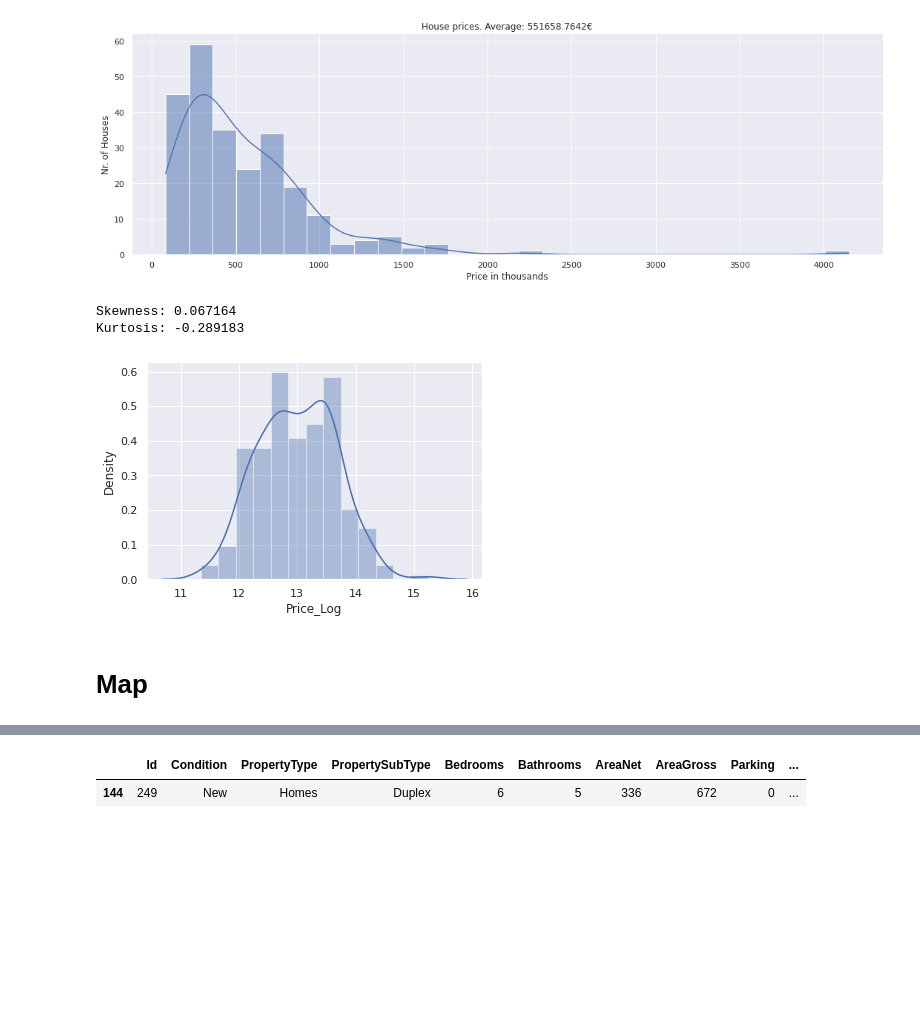
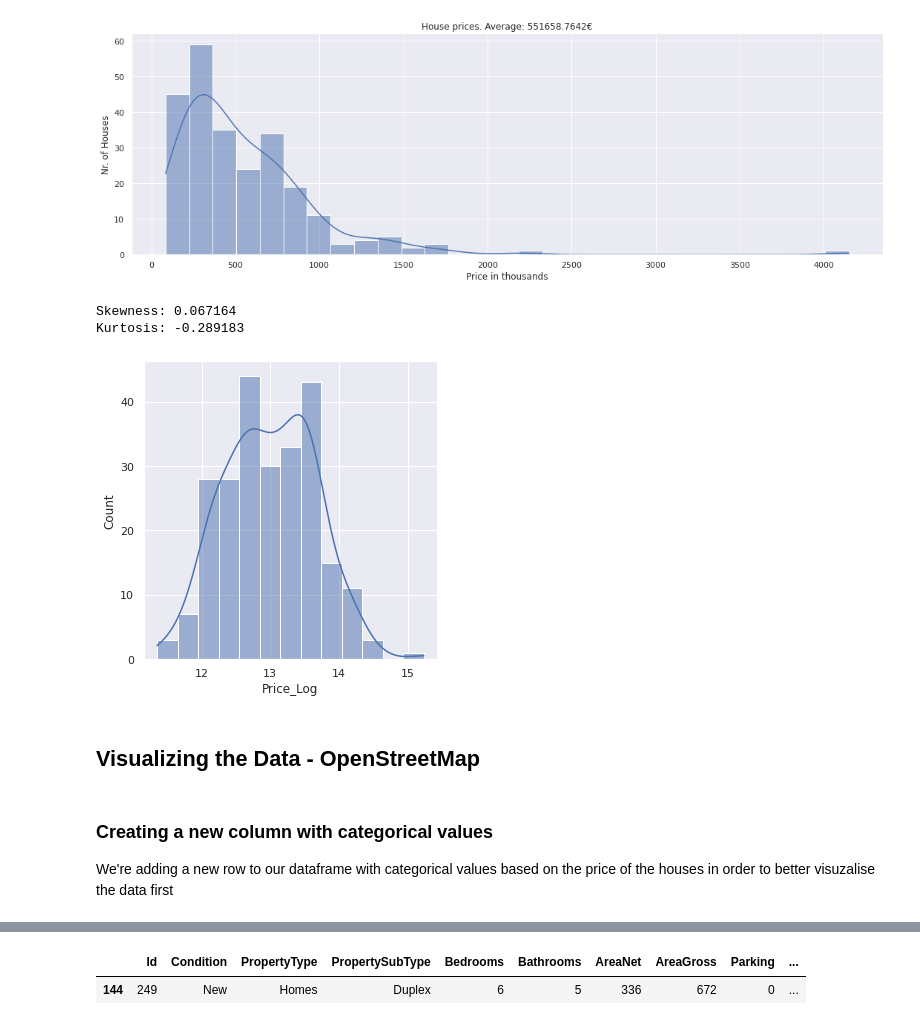
Before and after one commit to Rafabro8500/Data_Science_Fundamentals, a Jupyter notebook: Project - Lisbon House Prices.ipynb, the cells around one changed output, grey strips where cells are left out. Cells and saved outputs as stored; diff of their text form; code cells hidden in the pictures; blank space fills up the shorter version.

```diff
--- a/Project - Lisbon House Prices.ipynb
+++ b/Project - Lisbon House Prices.ipynb
@@ -274,13 +272,16 @@ Kurtosis: 21.700172
 # %%
 df['Price_Log'] = np.log(df['Price'])
 
-sn.distplot(df['Price_Log']);
+sn.displot(df['Price_Log'], kde=True);
 # skewness and kurtosis
 print("Skewness: %f" % df['Price_Log'].skew())
 print("Kurtosis: %f" % df['Price_Log'].kurt())
 # %% [output]
 Skewness: 0.067164
 Kurtosis: -0.289183
-[figure, old version]
+[figure, new version]
 # %% [markdown]
-# Map
+## Visualizing the Data - OpenStreetMap
+# %% [markdown]
+### Creating a new column with categorical values
+We're adding a new row to our dataframe with categorical values based on the price of the houses in order to better visuzalise the data first
```
Also changed, not shown: parts of 16 cells of this notebook.
